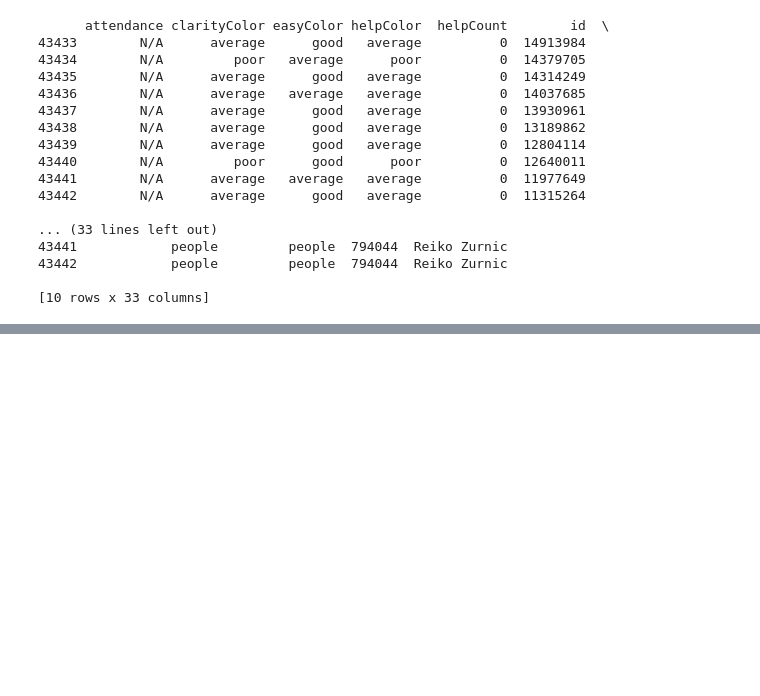
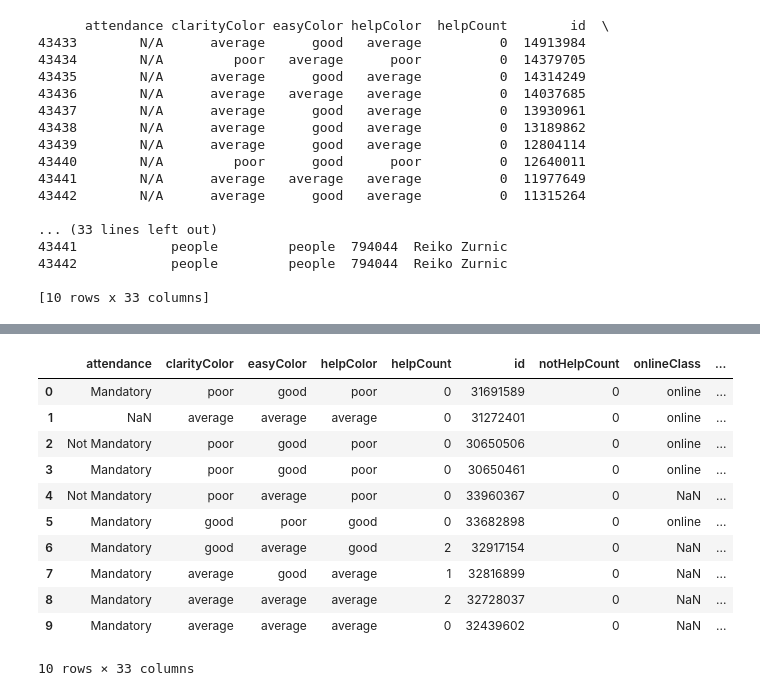
Before and after one commit to PoliNemkova/NLP-project, a Jupyter notebook: DataGathering.ipynb, the cells around one changed output, grey strips where cells are left out. Cells and saved outputs as stored; diff of their text form; code cells hidden in the pictures; blank space fills up the shorter version.

Commit message:
update to add basic status and cleaned up all-ratings-new file

```diff
--- a/DataGathering.ipynb
+++ b/DataGathering.ipynb
@@ -200,0 +198,15 @@ newRatingDf.tail(10)
+# %%
+newRatingDf2.head(10)
+# %% [output]
+|  | attendance | clarityColor | easyColor | helpColor | helpCount | id | notHelpCount | onlineClass | ... |
+| 0 | Mandatory | poor | good | poor | 0 | 31691589 | 0 | online | ... |
+| 1 | NaN | average | average | average | 0 | 31272401 | 0 | online | ... |
+| 2 | Not Mandatory | poor | good | poor | 0 | 30650506 | 0 | online | ... |
+| 3 | Mandatory | poor | good | poor | 0 | 30650461 | 0 | online | ... |
+| 4 | Not Mandatory | poor | average | poor | 0 | 33960367 | 0 | NaN | ... |
+| 5 | Mandatory | good | poor | good | 0 | 33682898 | 0 | online | ... |
+| 6 | Mandatory | good | average | good | 2 | 32917154 | 0 | NaN | ... |
+| 7 | Mandatory | average | good | average | 1 | 32816899 | 0 | NaN | ... |
+| 8 | Mandatory | average | average | average | 2 | 32728037 | 0 | NaN | ... |
+| 9 | Mandatory | average | average | average | 0 | 32439602 | 0 | NaN | ... |
+10 rows × 33 columns
```
Also changed, not shown: parts of 7 cells of this notebook, 2 other files.
